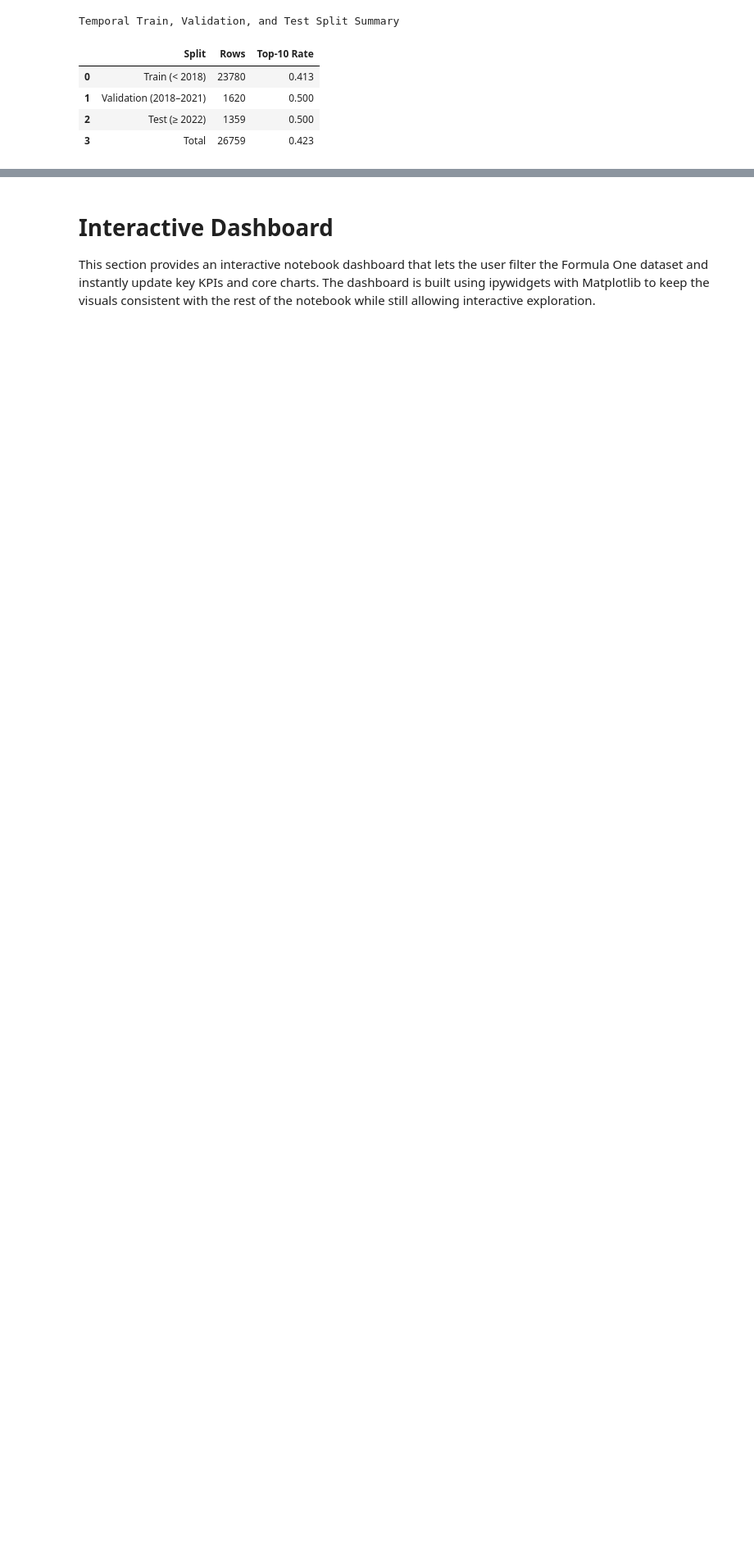
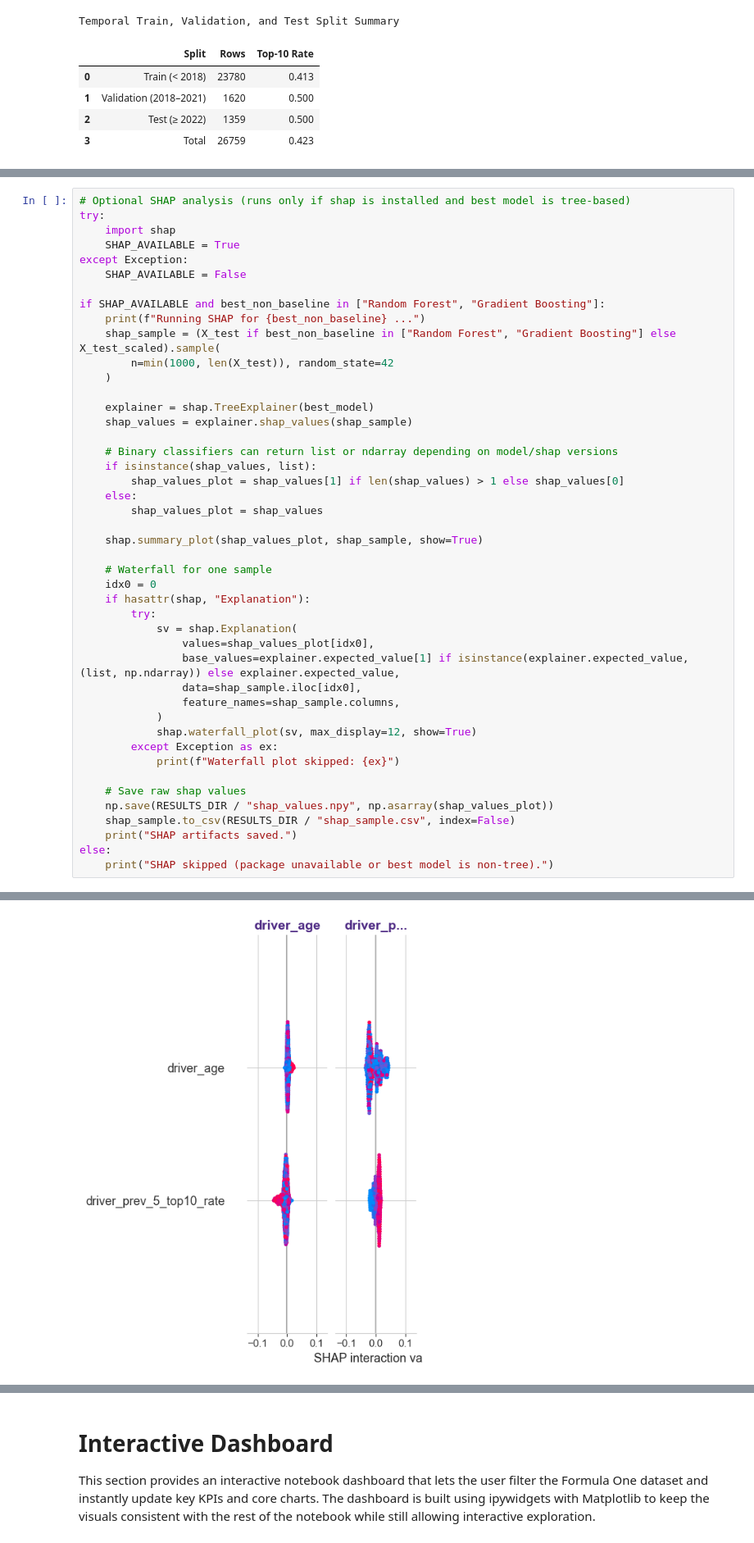
Before and after one commit to Jerry687/MSDS422-Final-Project-F1-Race-Prediction, a Jupyter notebook: notebook/F1_Race_Prediction_EDA_Feature_Engineering_V2.ipynb, the cells around one changed output, grey strips where cells are left out. Shown at 82% size. Saved outputs shown, nothing was run; the diff lists cells and outputs as text; blank space fills up the shorter version.

```diff
--- a/notebook/F1_Race_Prediction_EDA_Feature_Engineering_V2.ipynb
+++ b/notebook/F1_Race_Prediction_EDA_Feature_Engineering_V2.ipynb
@@ -1963,0 +2296,46 @@ plt.show()
+# %%
+# Optional SHAP analysis (runs only if shap is installed and best model is tree-based)
+try:
+    import shap
+    SHAP_AVAILABLE = True
+except Exception:
+    SHAP_AVAILABLE = False
+
+if SHAP_AVAILABLE and best_non_baseline in ["Random Forest", "Gradient Boosting"]:
+    print(f"Running SHAP for {best_non_baseline} ...")
+    shap_sample = (X_test if best_non_baseline in ["Random Forest", "Gradient Boosting"] else X_test_scaled).sample(
+        n=min(1000, len(X_test)), random_state=42
+    )
+
+    explainer = shap.TreeExplainer(best_model)
+    shap_values = explainer.shap_values(shap_sample)
+
+    # Binary classifiers can return list or ndarray depending on model/shap versions
+    if isinstance(shap_values, list):
+        shap_values_plot = shap_values[1] if len(shap_values) > 1 else shap_values[0]
+    else:
+        shap_values_plot = shap_values
+
+    shap.summary_plot(shap_values_plot, shap_sample, show=True)
+
+    # Waterfall for one sample
+    idx0 = 0
+    if hasattr(shap, "Explanation"):
+        try:
+            sv = shap.Explanation(
+                values=shap_values_plot[idx0],
+                base_values=explainer.expected_value[1] if isinstance(explainer.expected_value, (list, np.ndarray)) else explainer.expected_value,
+                data=shap_sample.iloc[idx0],
+                feature_names=shap_sample.columns,
+            )
+            shap.waterfall_plot(sv, max_display=12, show=True)
+        except Exception as ex:
+            print(f"Waterfall plot skipped: {ex}")
+
+    # Save raw shap values
+    np.save(RESULTS_DIR / "shap_values.npy", np.asarray(shap_values_plot))
+    shap_sample.to_csv(RESULTS_DIR / "shap_sample.csv", index=False)
+    print("SHAP artifacts saved.")
+else:
+    print("SHAP skipped (package unavailable or best model is non-tree).")
+# %% [output]
@@ -1963,0 +2343 @@ plt.show()
+[figure, added]
```
Also changed, not shown: parts of 34 cells of this notebook, 15 other files.
